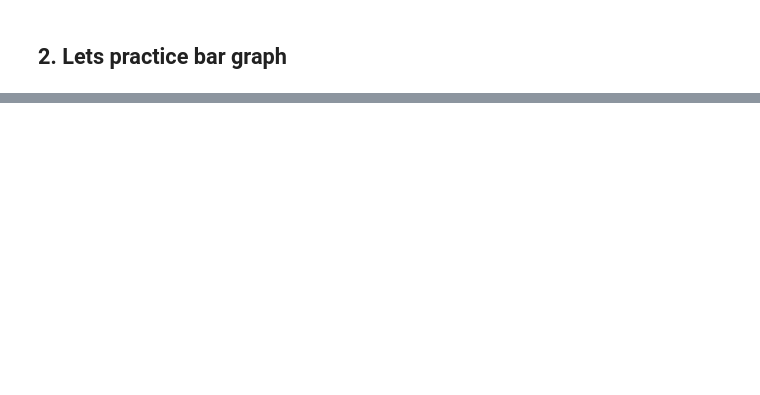
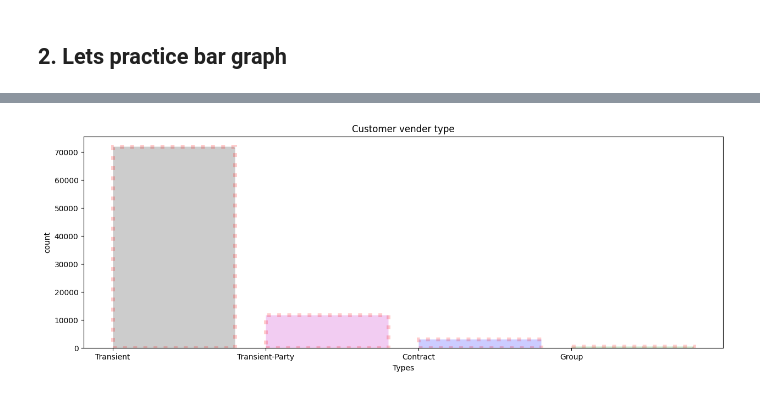
Before and after one commit to dil150898/Hotel_booking_anylisys, a Jupyter notebook: Hotel_Booking_Analysis_Capstone_Project.ipynb, the cells around one changed output, grey strips where cells are left out. Cells and saved outputs as stored; diff of their text form; code cells hidden in the pictures; blank space fills up the shorter version.

```diff
--- a/Hotel_Booking_Analysis_Capstone_Project.ipynb
+++ b/Hotel_Booking_Analysis_Capstone_Project.ipynb
@@ -287,13 +300,13 @@ plt.show()
 # %%
 Customer_types = df.customer_type.value_counts().reset_index()
 Customer_types.rename(columns = {"index" : "type" , "customer_type" : "total_count"} , inplace = True)
 color = ['k' , 'm' , 'b' , 'g']
 fig = plt.figure(figsize =(15, 5))
-plt.bar(Customer_types['type'] , Customer_types['total_count'] , color = color , align = 'edge' , edgecolor = 'r' , linewidth = 5 , linestyle = ':' , alpha = 0.2 ,
-        label = 'legend' , )
-plt.legend = ()
-
-plt.xlabel = (' types')
-plt.ylabel = ('count')
-plt.title = (' general count')
+plt.bar(Customer_types['type'] , Customer_types['total_count'] , color = color , align = 'edge' , edgecolor = 'r' , linewidth = 5 , linestyle = ':' , alpha = 0.2 , label = 'customer')
+plt.legend =()
+plt.xlabel('Types')
+plt.ylabel('count')
+plt.title('Customer vender type')
 plt.show()
+# %% [output]
+[figure, added]
```
Also changed, not shown: parts of 25 cells of this notebook.
